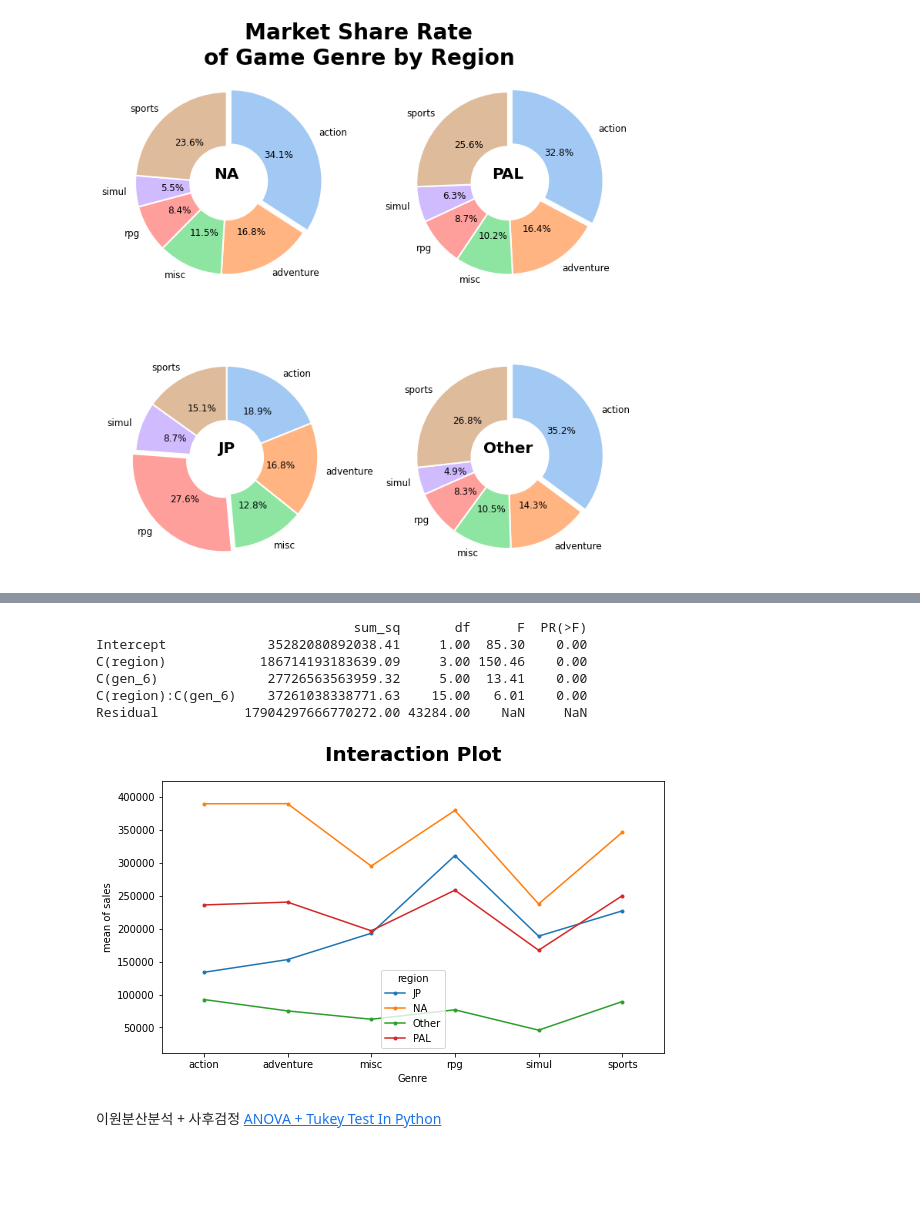
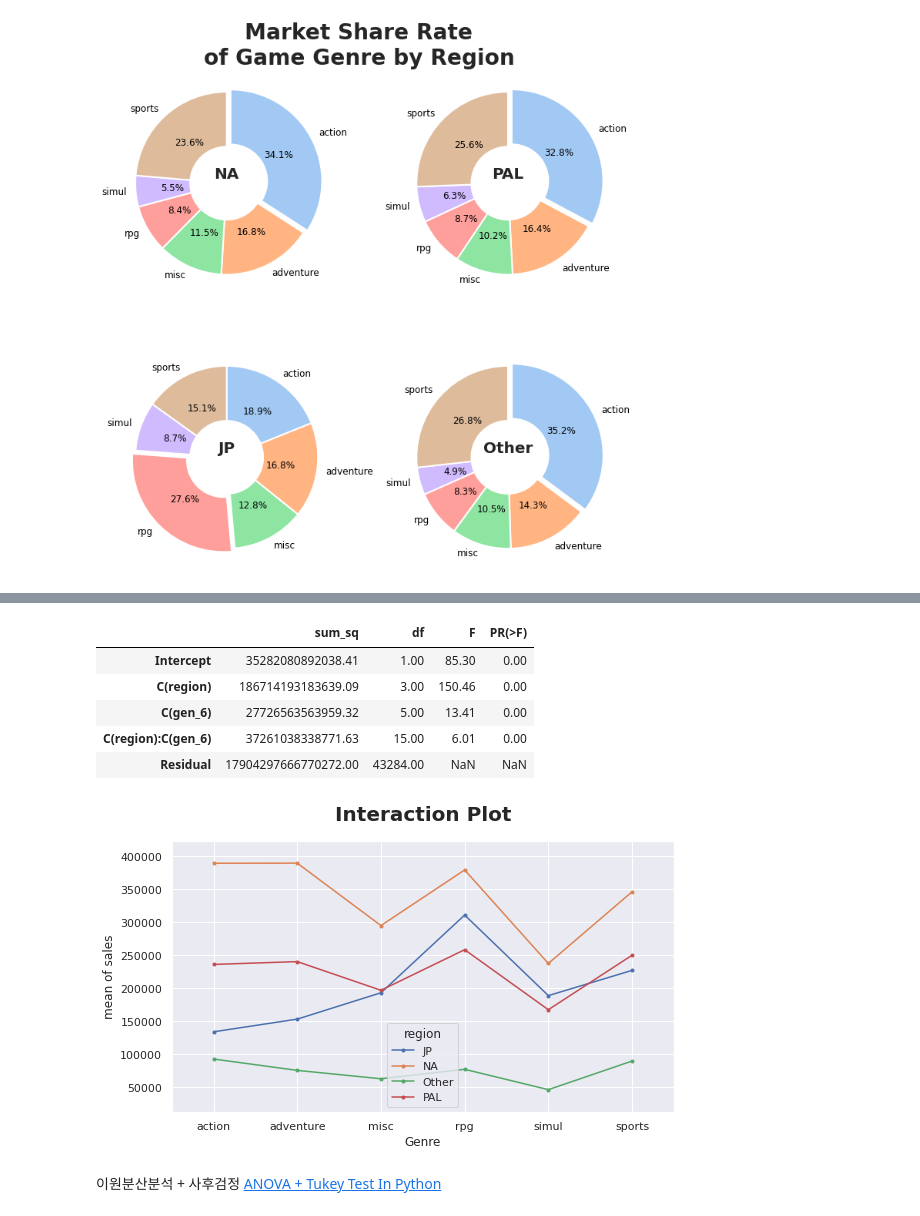
Before and after one commit to leeyeonjun85/AIB_Section_1_Project, a Jupyter notebook: Data_Analysis.ipynb, the cells around one changed output, grey strips where cells are left out. Drawn from its saved outputs; the diff is of its cells as text; code cells hidden in the pictures; blank space fills up the shorter version.

```diff
--- a/Data_Analysis.ipynb
+++ b/Data_Analysis.ipynb
@@ -1862,30 +2071,31 @@ formula = 'sales ~ C(region) + C(gen_6) + C(region):C(gen_6)'
 lm = ols(formula, df).fit()
 results = anova_lm(lm, typ=3)
 
-# posthoc_df = pd.DataFrame(data=posthoc._results_table.data[1:], columns=posthoc._results_table.data[0])
-file_name = '02_twoway_anova_genre_region.xlsx'
+# 분석결과 저장
+file_name = '02_twoway_anova.xlsx'
 results.to_excel(results_path + file_name)
 
-print(results)
+results
 # %% [output]
-                                 sum_sq       df      F  PR(>F)
-Intercept             35282080892038.41     1.00  85.30    0.00
-C(region)            186714193183639.09     3.00 150.46    0.00
-C(gen_6)              27726563563959.32     5.00  13.41    0.00
-C(region):C(gen_6)    37261038338771.63    15.00   6.01    0.00
-Residual           17904297666770272.00 43284.00    NaN     NaN
+|  | sum_sq | df | F | PR(>F) |
+| Intercept | 35282080892038.41 | 1.00 | 85.30 | 0.00 |
+| C(region) | 186714193183639.09 | 3.00 | 150.46 | 0.00 |
+| C(gen_6) | 27726563563959.32 | 5.00 | 13.41 | 0.00 |
+| C(region):C(gen_6) | 37261038338771.63 | 15.00 | 6.01 | 0.00 |
+| Residual | 17904297666770272.00 | 43284.00 | NaN | NaN |
 # %%
 fig, ax = plt.subplots(figsize=(9, 5))
 fig = interaction_plot(df.gen_6, df.region, df.sales,
                         colors=sns.color_palette()[0:4],
                         ax=ax)
 plt.title('Interaction Plot', fontsize=20, fontweight = 'bold', pad=20)
 plt.xlabel('Genre')
 
-file_name = '02_interaction.png'
+# 분석결과 저장
+file_name = '02_interaction_plot.png'
 fig.savefig(results_path + file_name, dpi=150, facecolor='#eeeeee')
 # %% [output]
-[figure, old version]
+[figure, new version]
 # %% [markdown]
 이원분산분석 + 사후검정
 [ANOVA + Tukey Test In Python](https://towardsdatascience.com/anova-tukey-test-in-python-b3082b6e6bda)
```
Also changed, not shown: parts of 59 cells of this notebook, 54 other files.
